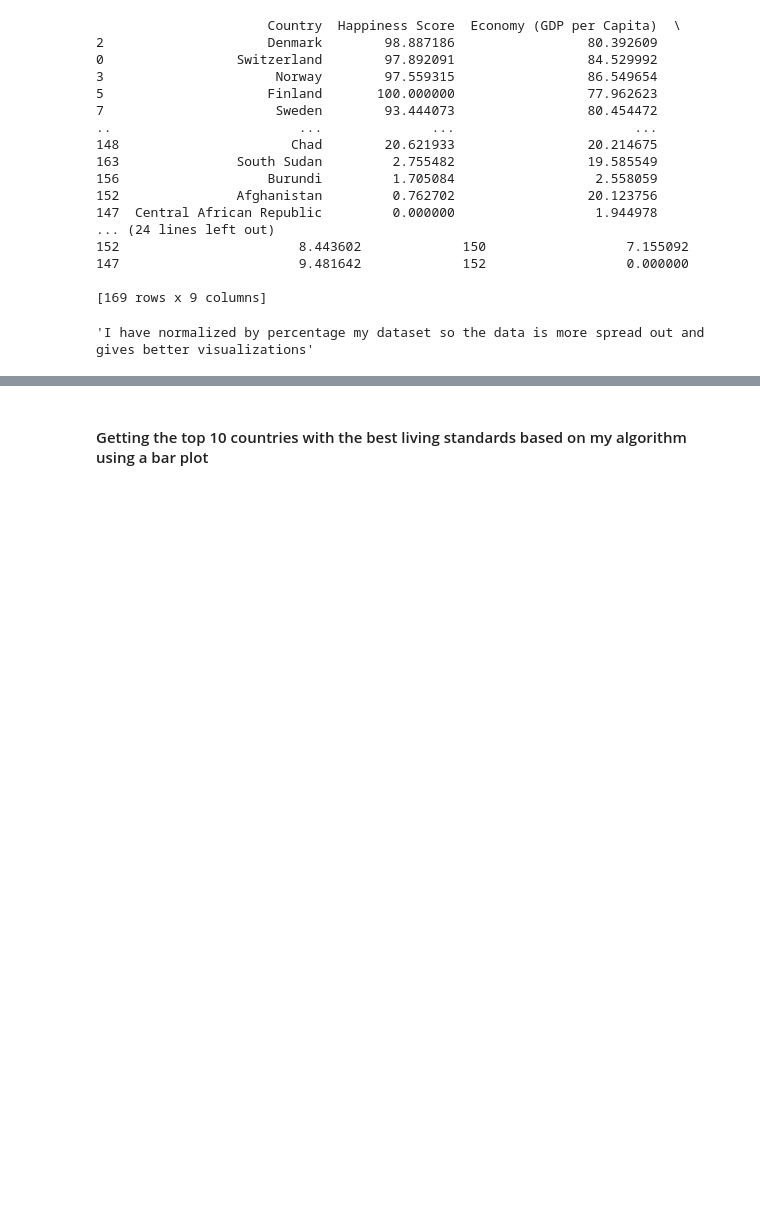
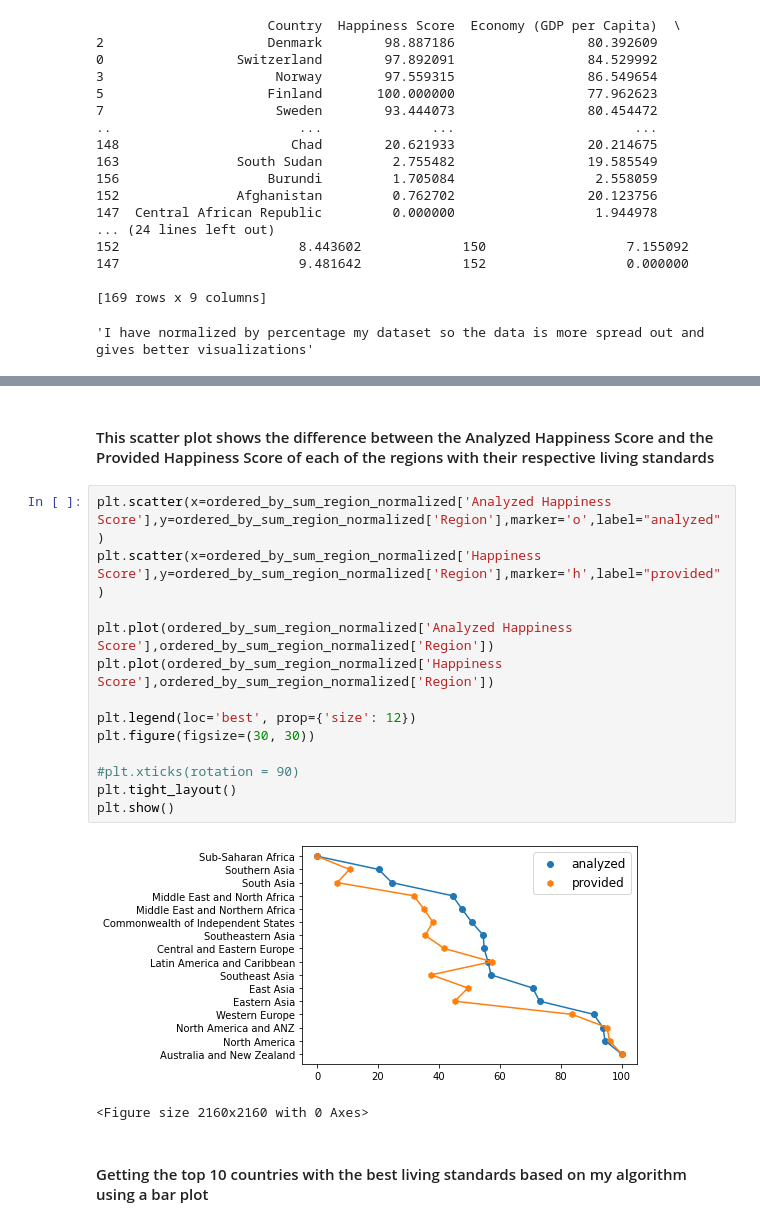
Before and after one commit to ubco-W2022T1-cosc301/project-group47, a Jupyter notebook: notebooks/analysis2.ipynb, the cells around one changed output, grey strips where cells are left out. Cells and saved outputs as stored; diff of their text form; blank space fills up the shorter version.

```diff
--- a/notebooks/analysis2.ipynb
+++ b/notebooks/analysis2.ipynb
@@ -349,3 +368,21 @@ print(ordered_by_sum_country_normalized)
+# %% [markdown]
+#### This scatter plot shows the difference between the Analyzed Happiness Score and the Provided Happiness Score of each of the regions with their respective living standards
+# %%
+plt.scatter(x=ordered_by_sum_region_normalized['Analyzed Happiness Score'],y=ordered_by_sum_region_normalized['Region'],marker='o',label="analyzed")
+plt.scatter(x=ordered_by_sum_region_normalized['Happiness Score'],y=ordered_by_sum_region_normalized['Region'],marker='h',label="provided")
+
+plt.plot(ordered_by_sum_region_normalized['Analyzed Happiness Score'],ordered_by_sum_region_normalized['Region'])
+plt.plot(ordered_by_sum_region_normalized['Happiness Score'],ordered_by_sum_region_normalized['Region'])
+
+plt.legend(loc='best', prop={'size': 12})
+plt.figure(figsize=(30, 30))
+
+#plt.xticks(rotation = 90)
+plt.tight_layout()
+plt.show()
+# %% [output]
+[figure, added]
+<Figure size 2160x2160 with 0 Axes>
 # %% [markdown]
 #### Getting the top 10 countries with the best living standards based on my algorithm using a bar plot
 # %%
```
Also changed, not shown: parts of 16 cells of this notebook, 1 other file.
